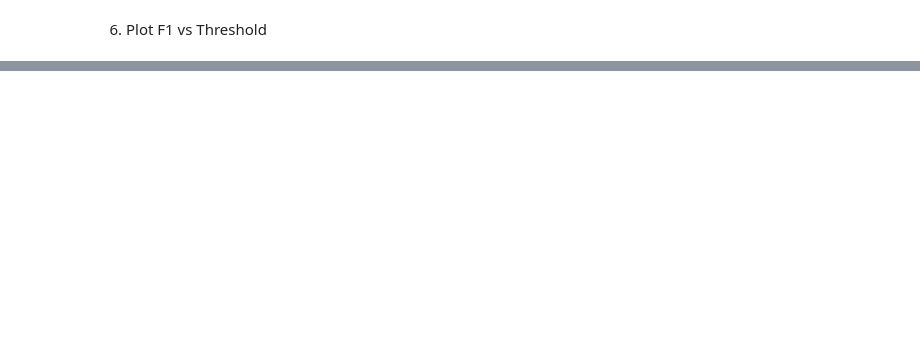
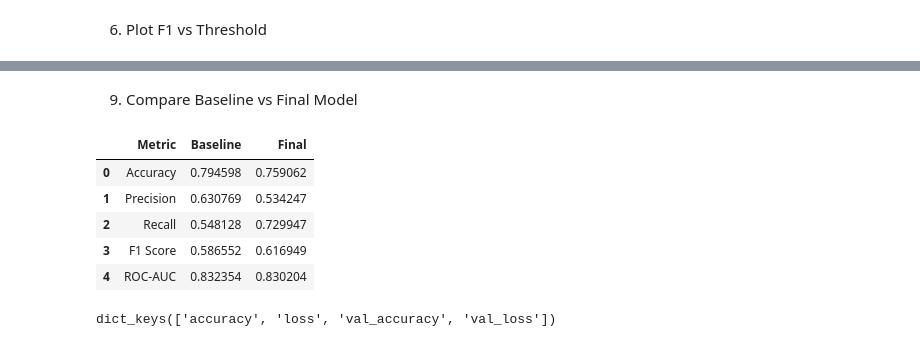
Before and after one commit to vk62945/Customer-Churn-Prediction-ANN, a Jupyter notebook: notebooks/06_Model_Optimization.ipynb, the cells around one changed output, grey strips where cells are left out. Cells and saved outputs as stored; diff of their text form; code cells hidden in the pictures; blank space fills up the shorter version.

Commit message:
Built final optimized ANN model

```diff
--- a/notebooks/06_Model_Optimization.ipynb
+++ b/notebooks/06_Model_Optimization.ipynb
@@ -947,0 +1042,4 @@ The final ANN model will use a **prediction threshold of 0.30** for deployment a
+# %%
+from tensorflow.keras.models import load_model
+
+best_model = load_model("../models/best_ann_model.keras")
@@ -947,0 +1048,2 @@ The final ANN model will use a **prediction threshold of 0.30** for deployment a
+# %%
+y_prob = best_model.predict(x_test).flatten()
@@ -947,0 +1054,3 @@ The final ANN model will use a **prediction threshold of 0.30** for deployment a
+# %%
+threshold = 0.30
+y_pred = (y_prob >= threshold).astype(int)
@@ -947,0 +1059,6 @@ The final ANN model will use a **prediction threshold of 0.30** for deployment a
+# %%
+accuracy= accuracy_score(y_test, y_pred)
+precision = precision_score(y_test, y_pred)
+recall = recall_score(y_test, y_pred)
+f1 = f1_score(y_test, y_pred)
+roc_auc = roc_auc_score(y_test, y_prob)
@@ -947,0 +1134,42 @@ The final ANN model will use a **prediction threshold of 0.30** for deployment a
+# %% [markdown]
+9. Compare Baseline vs Final Model
+# %%
+comparison = pd.DataFrame({
+
+    "Metric":[
+        "Accuracy",
+        "Precision",
+        "Recall",
+        "F1 Score",
+        "ROC-AUC"
+    ],
+
+    "Baseline":[
+        baseline_accuracy,
+        baseline_precision,
+        baseline_recall,
+        baseline_f1,
+        baseline_roc_auc
+    ],
+
+    "Final":[
+        accuracy,
+        precision,
+        recall,
+        f1,
+        roc_auc
+    ]
+})
+
+comparison
+# %% [output]
+|  | Metric | Baseline | Final |
+| 0 | Accuracy | 0.794598 | 0.759062 |
+| 1 | Precision | 0.630769 | 0.534247 |
+| 2 | Recall | 0.548128 | 0.729947 |
+| 3 | F1 Score | 0.586552 | 0.616949 |
+| 4 | ROC-AUC | 0.832354 | 0.830204 |
+# %%
+print(history.history.keys())
+# %% [output]
+dict_keys(['accuracy', 'loss', 'val_accuracy', 'val_loss'])
```
Also changed, not shown: parts of 41 cells of this notebook.
